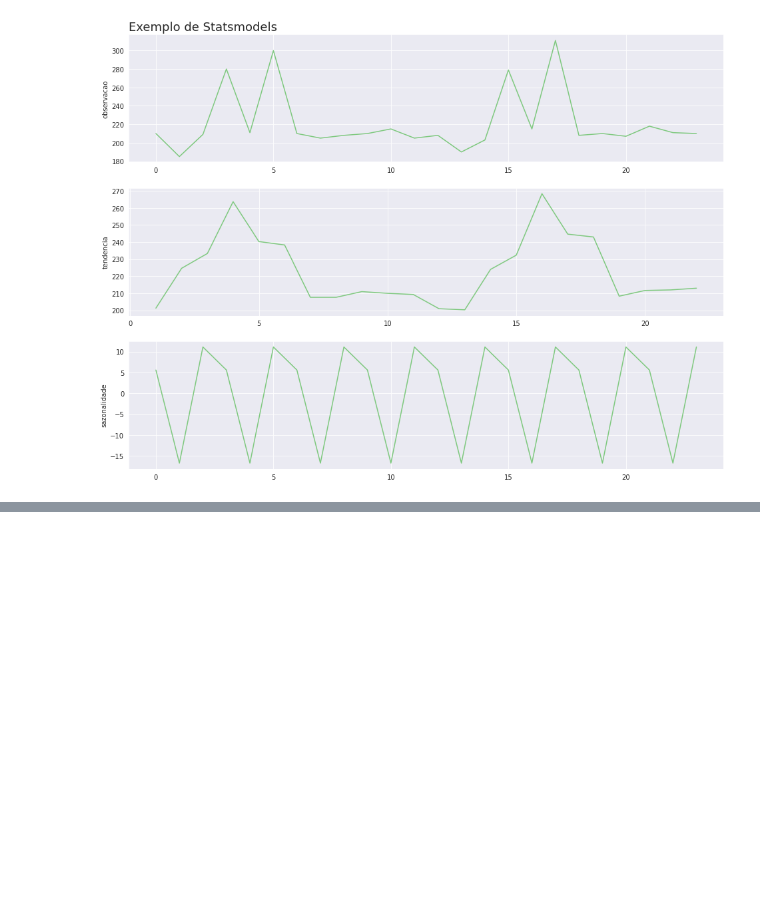
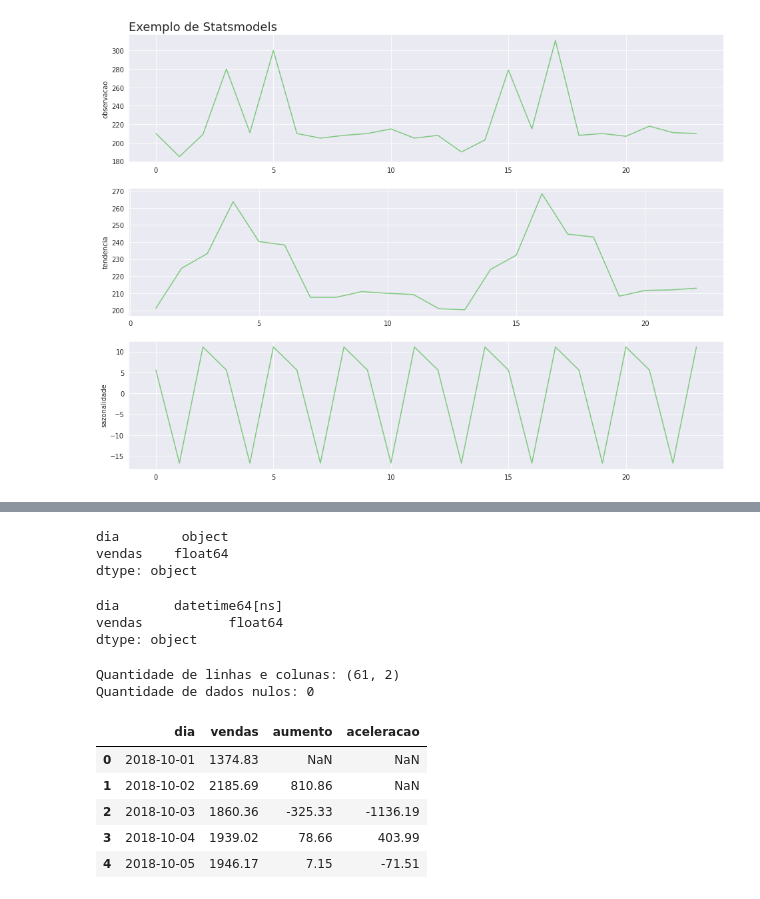
Before and after one commit to GabrielTB1/Time-Series, a Jupyter notebook: Time_Series.ipynb, the cells around one changed output, grey strips where cells are left out. Saved outputs shown, nothing was run; the diff lists cells and outputs as text; code cells hidden in the pictures; blank space fills up the shorter version.

```diff
--- a/Time_Series.ipynb
+++ b/Time_Series.ipynb
@@ -504,0 +517,30 @@ plot_comparacao(resultado.index,'observacao','tendencia','sazonalidade',resultad
+# %%
+alucel.dtypes
+# %% [output]
+dia        object
+vendas    float64
+dtype: object
+# %%
+alucel['dia'] = pd.to_datetime(alucel['dia'])
+alucel.dtypes
+# %% [output]
+dia       datetime64[ns]
+vendas           float64
+dtype: object
+# %%
+print('Quantidade de linhas e colunas:',alucel.shape)
+print('Quantidade de dados nulos:',alucel.isna().sum().sum())
+# %% [output]
+Quantidade de linhas e colunas: (61, 2)
+Quantidade de dados nulos: 0
+# %%
+alucel['aumento'] = alucel['vendas'].diff()
+alucel['aceleracao'] = alucel['aumento'].diff()
+alucel.head(5)
+# %% [output]
+|  | dia | vendas | aumento | aceleracao |
+| 0 | 2018-10-01 | 1374.83 | NaN | NaN |
+| 1 | 2018-10-02 | 2185.69 | 810.86 | NaN |
+| 2 | 2018-10-03 | 1860.36 | -325.33 | -1136.19 |
+| 3 | 2018-10-04 | 1939.02 | 78.66 | 403.99 |
+| 4 | 2018-10-05 | 1946.17 | 7.15 | -71.51 |
```
Also changed, not shown: parts of 3 cells of this notebook.
